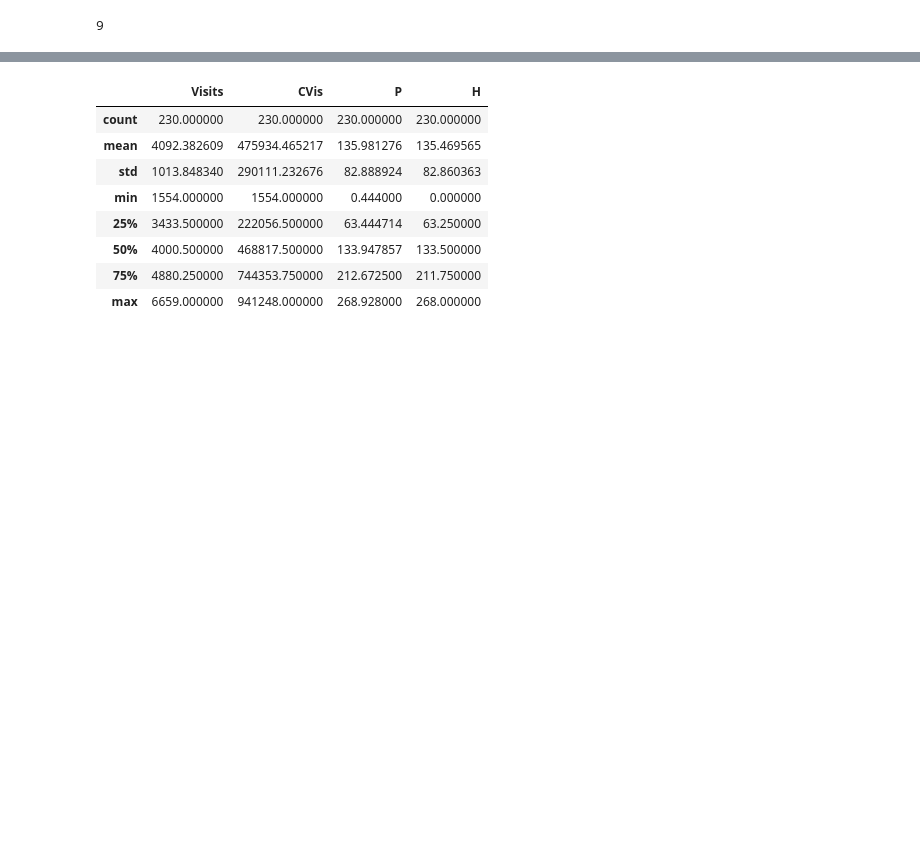
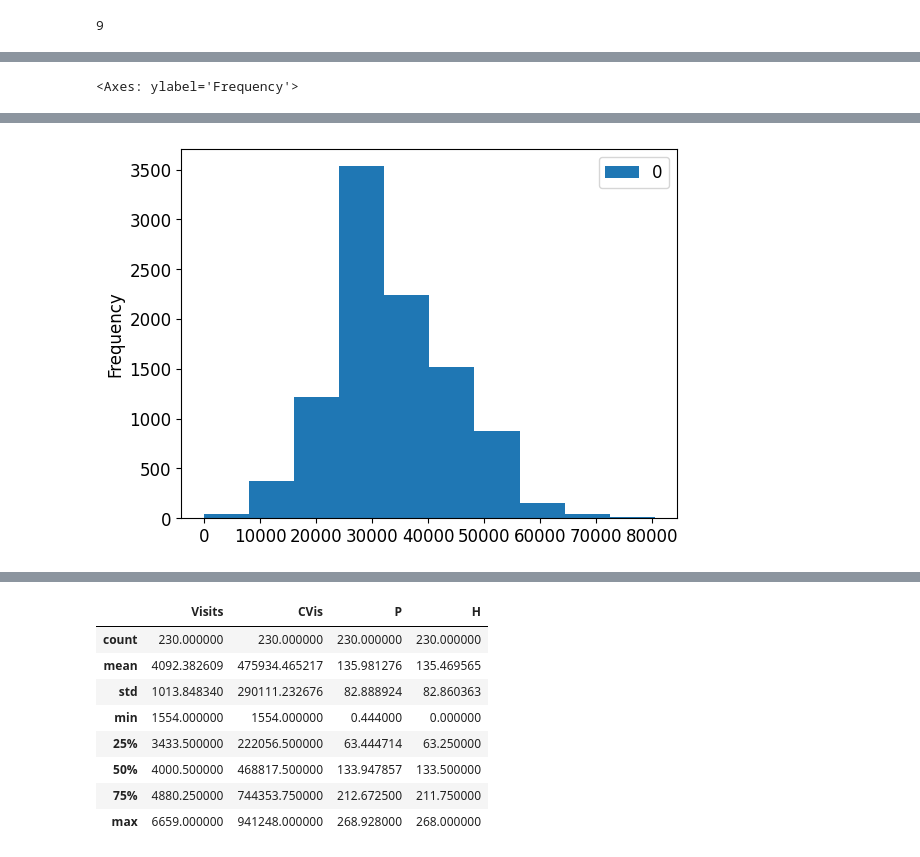
Before and after one commit to lalbritten01/LAlbri10_UCBerkelyAI, a Jupyter notebook: HawkesProcessCapstone.ipynb, the cells around one changed output, grey strips where cells are left out. Cells and saved outputs as stored; diff of their text form; code cells hidden in the pictures; blank space fills up the shorter version.

```diff
--- a/HawkesProcessCapstone.ipynb
+++ b/HawkesProcessCapstone.ipynb
@@ -143,0 +150,4 @@ pd.DataFrame(Ts).describe()
+# %%
+pd.DataFrame(Ts).plot(kind='hist')
+# %% [output]
+<Axes: ylabel='Frequency'>
@@ -144,3 +171,4 @@ pd.DataFrame(Ts).describe()
+[figure, added]
 # %%
 M = list(tr_dfp['CVis'])
 print(M[-1] - M[0], np.array(Ts).mean())
```
Also changed, not shown: parts of 5 cells of this notebook.
